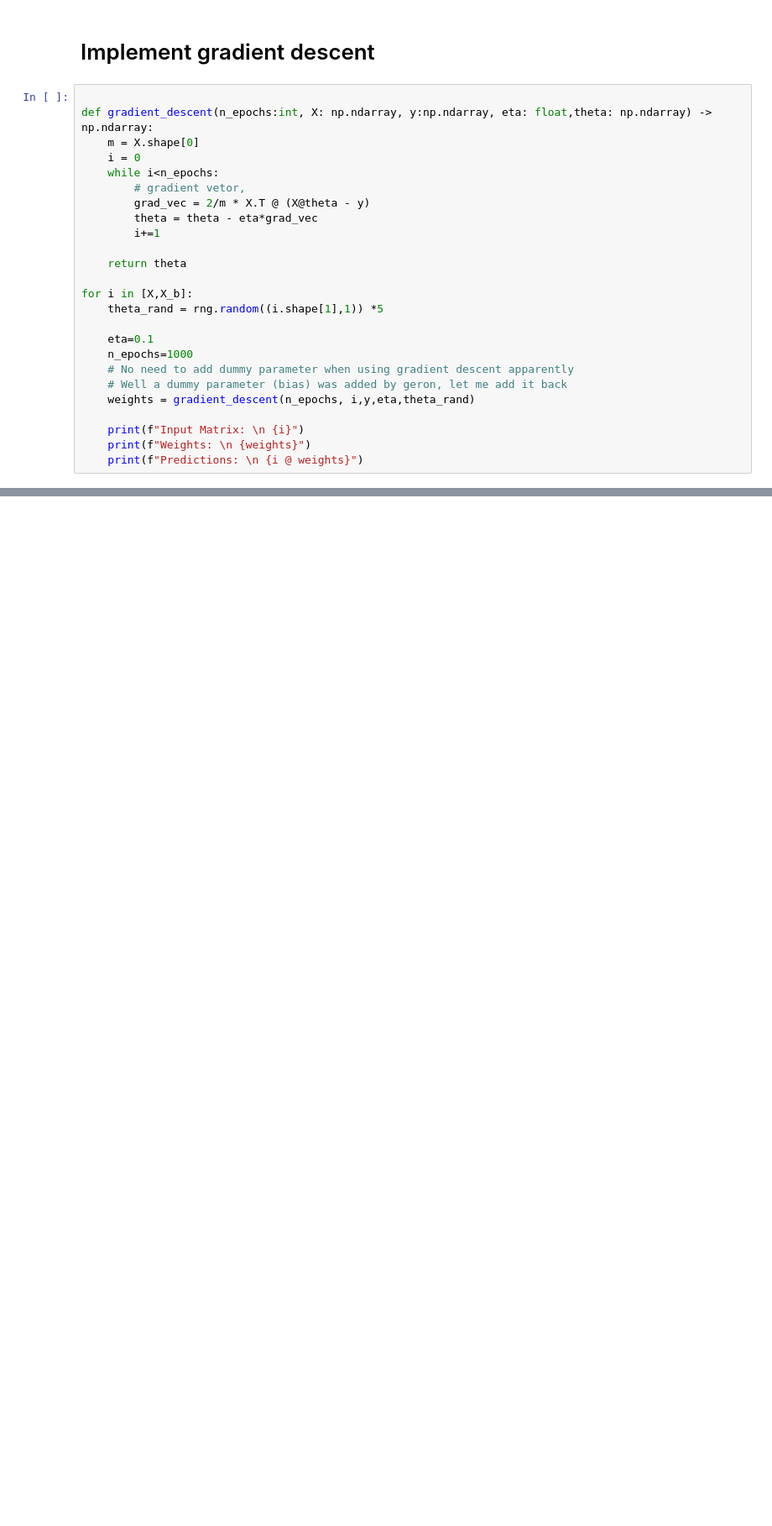
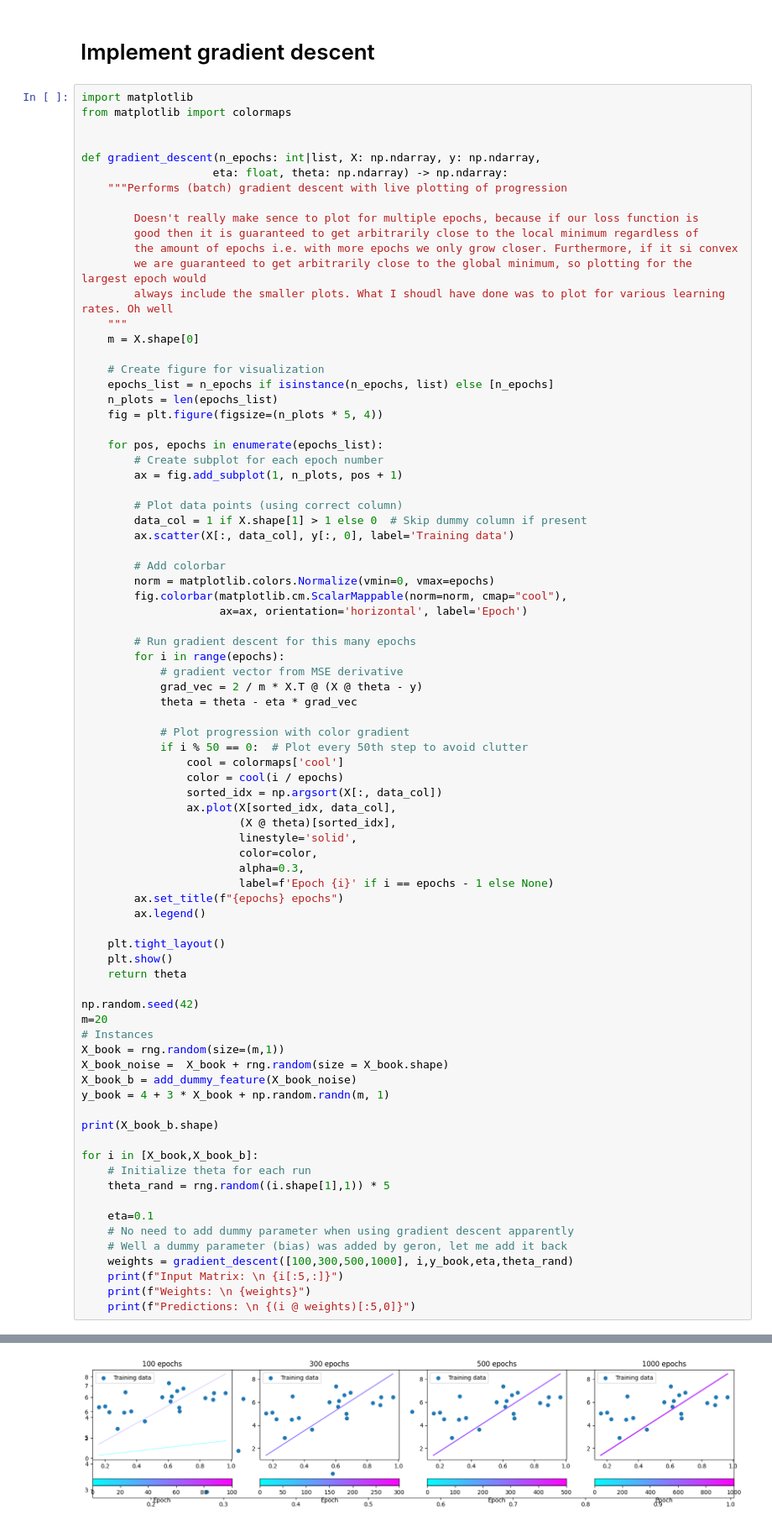
Before and after one commit to Kena-Njonge/HandsOnML, a Jupyter notebook: Chapter 4/Excursion/LinearRegression.ipynb, the cells around one changed output, grey strips where cells are left out. Shown at 84% size. Saved outputs shown, nothing was run; the diff lists cells and outputs as text; blank space fills up the shorter version.

Commit message:
Middy Commity, need to add gradient descent and softmax

```diff
--- a/Chapter 4/Excursion/LinearRegression.ipynb
+++ b/Chapter 4/Excursion/LinearRegression.ipynb
@@ -123,28 +123,83 @@ It failed :(....As expected hahaha <evil> :)
 # %% [markdown]
 # Implement gradient descent
 # %%
+import matplotlib
+from matplotlib import colormaps
 
-def gradient_descent(n_epochs:int, X: np.ndarray, y:np.ndarray, eta: float,theta: np.ndarray) -> np.ndarray:
+
+def gradient_descent(n_epochs: int|list, X: np.ndarray, y: np.ndarray,
+                    eta: float, theta: np.ndarray) -> np.ndarray:
+    """Performs (batch) gradient descent with live plotting of progression
+
+        Doesn't really make sence to plot for multiple epochs, because if our loss function is
+        good then it is guaranteed to get arbitrarily close to the local minimum regardless of
+        the amount of epochs i.e. with more epochs we only grow closer. Furthermore, if it si convex
+        we are guaranteed to get arbitrarily close to the global minimum, so plotting for the largest epoch would
+        always include the smaller plots. What I shoudl have done was to plot for various learning rates. Oh well
+    """
     m = X.shape[0]
-    i = 0
-    while i<n_epochs:
-        # gradient vetor,
-        grad_vec = 2/m * X.T @ (X@theta - y)
-        theta = theta - eta*grad_vec
-        i+=1
 
+    # Create figure for visualization
+    epochs_list = n_epochs if isinstance(n_epochs, list) else [n_epochs]
+    n_plots = len(epochs_list)
+    fig = plt.figure(figsize=(n_plots * 5, 4))
+
+    for pos, epochs in enumerate(epochs_list):
+        # Create subplot for each epoch number
+        ax = fig.add_subplot(1, n_plots, pos + 1)
+
+        # Plot data points (using correct column)
+        data_col = 1 if X.shape[1] > 1 else 0  # Skip dummy column if present
+        ax.scatter(X[:, data_col], y[:, 0], label='Training data')
+
+        # Add colorbar
+        norm = matplotlib.colors.Normalize(vmin=0, vmax=epochs)
+        fig.colorbar(matplotlib.cm.ScalarMappable(norm=norm, cmap="cool"),
+                     ax=ax, orientation='horizontal', label='Epoch')
+
+        # Run gradient descent for this many epochs
+        for i in range(epochs):
+            # gradient vector from MSE derivative
+            grad_vec = 2 / m * X.T @ (X @ theta - y)
+            theta = theta - eta * grad_vec
+
+            # Plot progression with color gradient
+            if i % 50 == 0:  # Plot every 50th step to avoid clutter
+                cool = colormaps['cool']
+                color = cool(i / epochs)
+                sorted_idx = np.argsort(X[:, data_col])
+                ax.plot(X[sorted_idx, data_col],
+                        (X @ theta)[sorted_idx],
+                        linestyle='solid',
+                        color=color,
+                        alpha=0.3,
+                        label=f'Epoch {i}' if i == epochs - 1 else None)
+        ax.set_title(f"{epochs} epochs")
+        ax.legend()
+
+    plt.tight_layout()
+    plt.show()
     return theta
 
-for i in [X,X_b]:
-    theta_rand = rng.random((i.shape[1],1)) *5
+np.random.seed(42)
+m=20
+# Instances
+X_book = rng.random(size=(m,1))
+X_book_noise =  X_book + rng.random(size = X_book.shape)
+X_book_b = add_dummy_feature(X_book_noise)
+y_book = 4 + 3 * X_book + np.random.randn(m, 1)
+
+print(X_book_b.shape)
+
+for i in [X_book,X_book_b]:
+    # Initialize theta for each run
+    theta_rand = rng.random((i.shape[1],1)) * 5
 
     eta=0.1
-    n_epochs=1000
     # No need to add dummy parameter when using gradient descent apparently
     # Well a dummy parameter (bias) was added by geron, let me add it back
-    weights = gradient_descent(n_epochs, i,y,eta,theta_rand)
-
-    print(f"Input Matrix: \n {i}")
+    weights = gradient_descent([100,300,500,1000], i,y_book,eta,theta_rand)
+    print(f"Input Matrix: \n {i[:5,:]}")
     print(f"Weights: \n {weights}")
-    print(f"Predictions: \n {i @ weights}")
+    print(f"Predictions: \n {(i @ weights)[:5,0]}")
 # %% [output]
@@ -167,0 +226 @@ Predictions:
+[figure, added]
```
Also changed, not shown: parts of 1 cell of this notebook, 2 other files.
